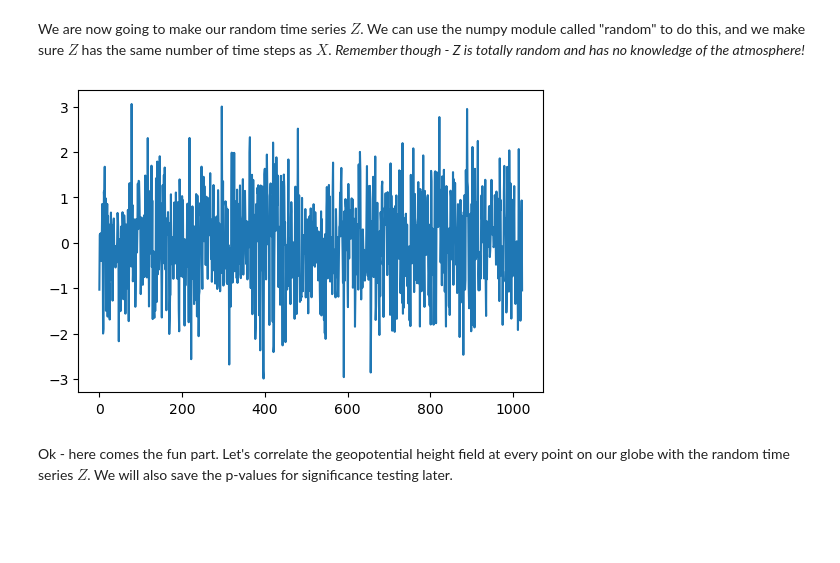
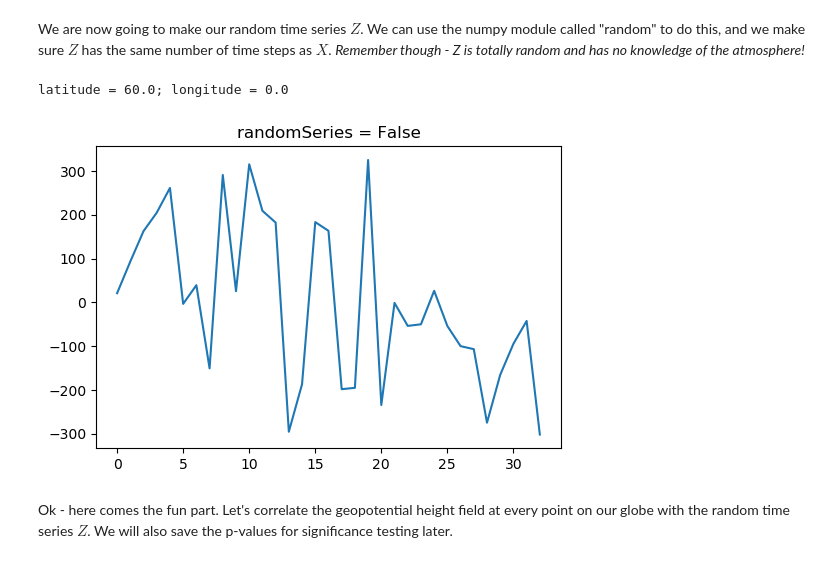
Before and after one commit to kjmayer/ats655-coursematerial, a Jupyter notebook: jupyter_notebooks/maps_of_random_relationships.ipynb, the cells around one changed output. Saved outputs shown, nothing was run; the diff lists cells and outputs as text; code cells hidden in the pictures; blank space fills up the shorter version.

Commit message:
updated non-random code to be more clear

```diff
--- a/jupyter_notebooks/maps_of_random_relationships.ipynb
+++ b/jupyter_notebooks/maps_of_random_relationships.ipynb
@@ -59,23 +59,28 @@ del DATA
 # grab the month of December
 X = Xall
 month = 12
-itime = np.where(TIME[:,2]==month)[0]
+itime = np.logical_and(TIME[:,2]==12, TIME[:,3]==1) #only grab December 1 days
 X = X[itime,:,:]
 # %% [markdown]
 We are now going to make our random time series $Z$. We can use the numpy module called "random" to do this, and we make sure $Z$ has the same number of time steps as $X$. *Remember though - Z is totally random and has no knowledge of the atmosphere!*
 # %%
 # uncomment below when discussing Wilks
-# print(LAT[15],LONG[31])
-# Z = X[:,15,31]
-Z = np.random.normal(size=(np.shape(X)[0],))
+randomSeries = False # whether or not to use random time series or real time series
 
+if(randomSeries):
+    Z = np.random.normal(size=(np.shape(X)[0],))
+else:
+    print('latitude = ' + str(LAT[5]) + '; longitude = ' + str(LONG[0]))
+    Z = X[:,5,0]
 Z = Z - np.mean(Z)
 
 plt.figure()
 plt.plot(Z)
+plt.title('randomSeries = ' + str(randomSeries))
 plt.show()
 # %% [output]
+latitude = 60.0; longitude = 0.0
-[figure, old version]
+[figure, new version]
 # %% [markdown]
 Ok - here comes the fun part. Let's correlate the geopotential height field at every point on our globe with the random time series $Z$. We will also save the p-values for significance testing later.
 # %%
```
Also changed, not shown: parts of 4 cells of this notebook.
